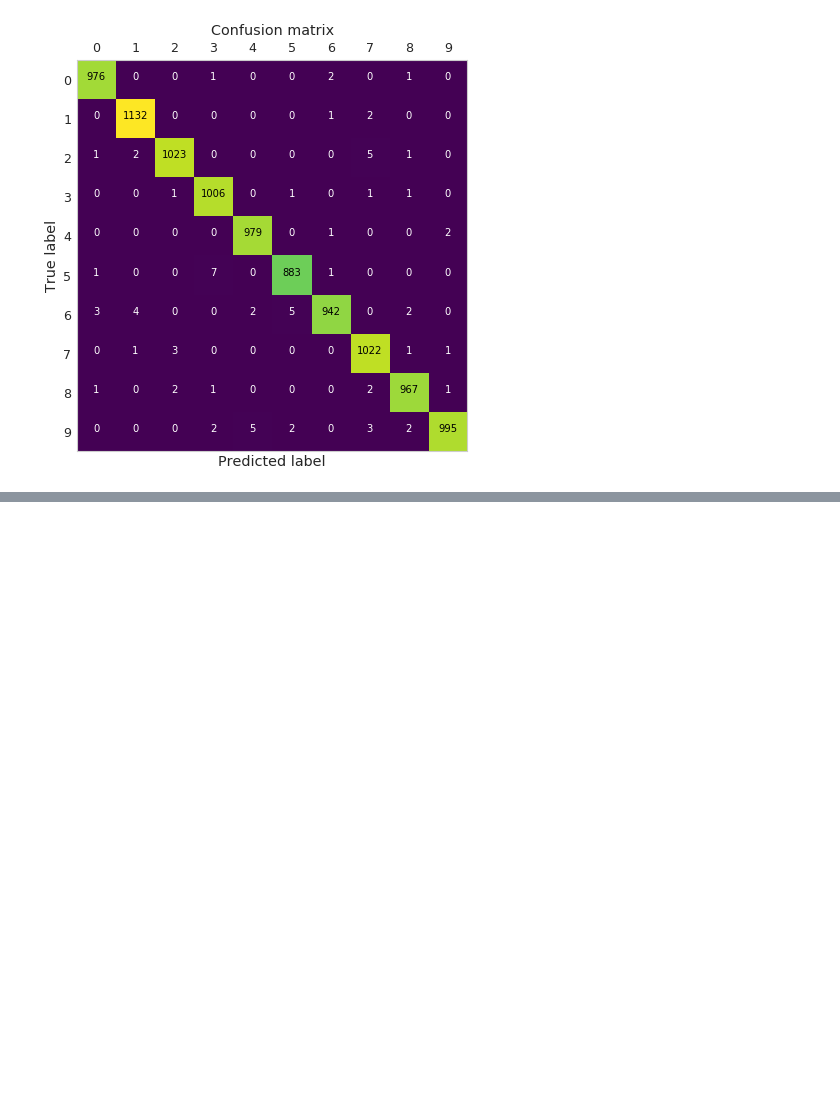
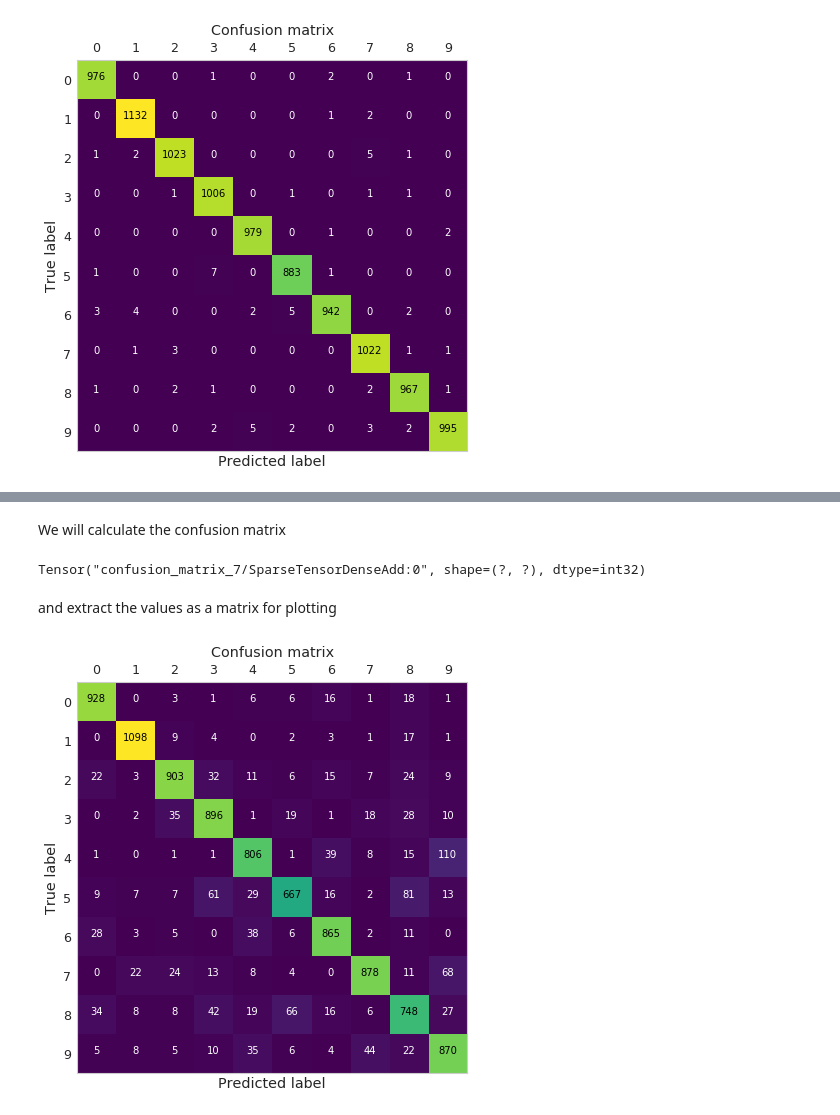
Before and after one commit to guyernest/TensorFlowTutorials, a Jupyter notebook: Keras MNIST.ipynb, the cells around one changed output, grey strips where cells are left out. Cells and saved outputs as stored; diff of their text form; code cells hidden in the pictures; blank space fills up the shorter version.

```diff
--- a/Keras MNIST.ipynb
+++ b/Keras MNIST.ipynb
@@ -363,0 +394,6 @@ Requirement already up-to-date: scikit-learn in /home/ec2-user/anaconda3/envs/te
+# %%
+# LSTM Network Parameters
+num_input = 28 # MNIST data input (img shape: 28*28)
+timesteps = 28 # timesteps
+num_hidden = 128 # hidden layer num of features
+num_classes = 10 # MNIST total classes (0-9 digits)
@@ -363,0 +436,13 @@ Requirement already up-to-date: scikit-learn in /home/ec2-user/anaconda3/envs/te
+# %%
+logits = RNN(X, weights, biases)
+prediction = tf.nn.softmax(logits)
+
+# Define loss and optimizer
+loss_op = tf.reduce_mean(tf.nn.softmax_cross_entropy_with_logits(
+    logits=logits, labels=Y))
+optimizer = tf.train.GradientDescentOptimizer(learning_rate=learning_rate)
+train_op = optimizer.minimize(loss_op)
+
+# Evaluate model (with test logits, for dropout to be disabled)
+correct_pred = tf.equal(tf.argmax(prediction, 1), tf.argmax(Y, 1))
+accuracy = tf.reduce_mean(tf.cast(correct_pred, tf.float32))
@@ -363,0 +502,32 @@ Requirement already up-to-date: scikit-learn in /home/ec2-user/anaconda3/envs/te
+# %% [markdown]
+We will calculate the confusion matrix
+# %%
+test_true = tf.argmax(test_label,1)
+test_pred = tf.argmax(test_predictions,1)
+confusion = tf.confusion_matrix(labels=test_true, predictions=test_pred)
+# %% [output]
+Tensor("confusion_matrix_7/SparseTensorDenseAdd:0", shape=(?, ?), dtype=int32)
+# %% [markdown]
+and extract the values as a matrix for plotting
+# %%
+with tf.Session():
+   cm = tf.Tensor.eval(confusion,feed_dict=None, session=None)
+# %%
+plt.matshow(cm)
+plt.title('Confusion matrix')
+fmt = 'd'
+thresh = cm.max() / 2.
+for i, j in itertools.product(range(cm.shape[0]), range(cm.shape[1])):
+    plt.text(j, i, format(cm[i, j], fmt),
+            horizontalalignment="center",
+            color="white" if cm[i, j] < thresh else "black")
+plt.ylabel('True label')
+plt.xlabel('Predicted label')
+classes = range(10) # Labels are sorted
+tick_marks = np.arange(len(classes))
+plt.xticks(tick_marks, classes)
+plt.yticks(tick_marks, classes)
+plt.grid(False)
+plt.show()
+# %% [output]
+[figure, added]
```
Also changed, not shown: parts of 11 cells of this notebook.
